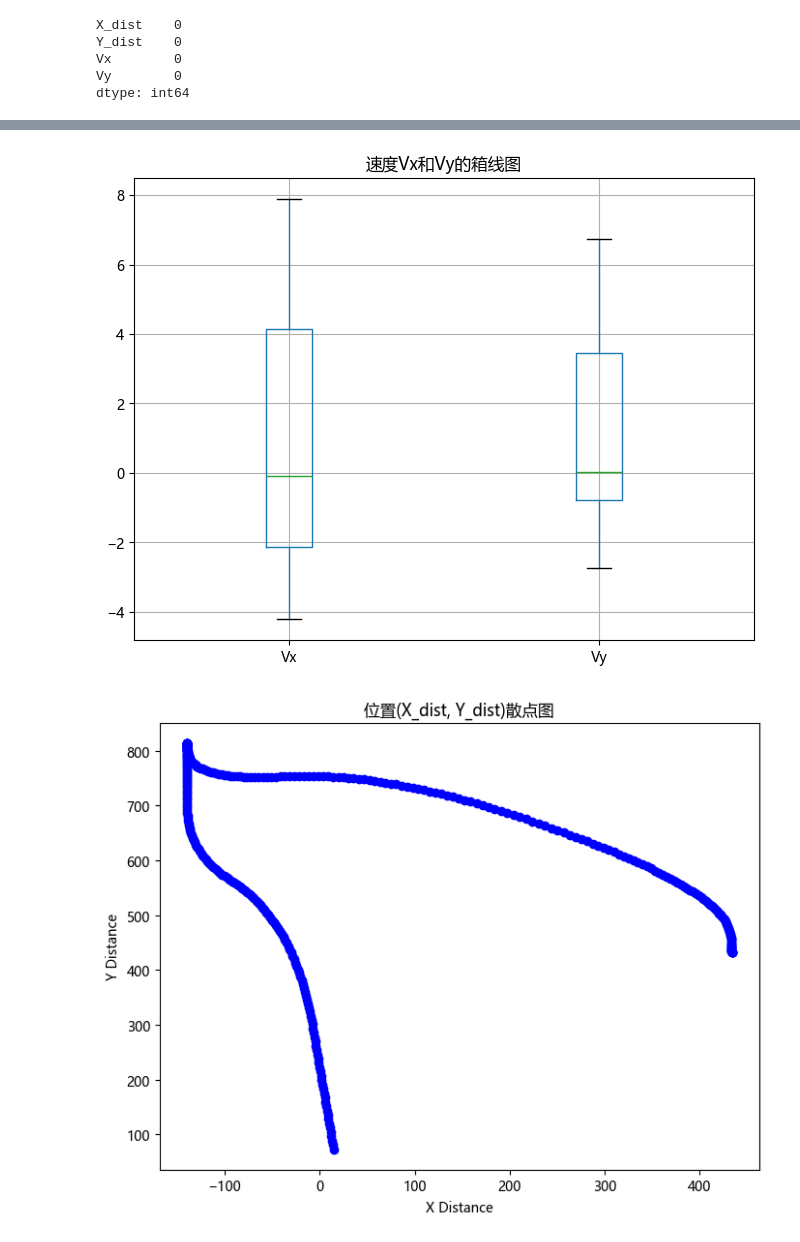
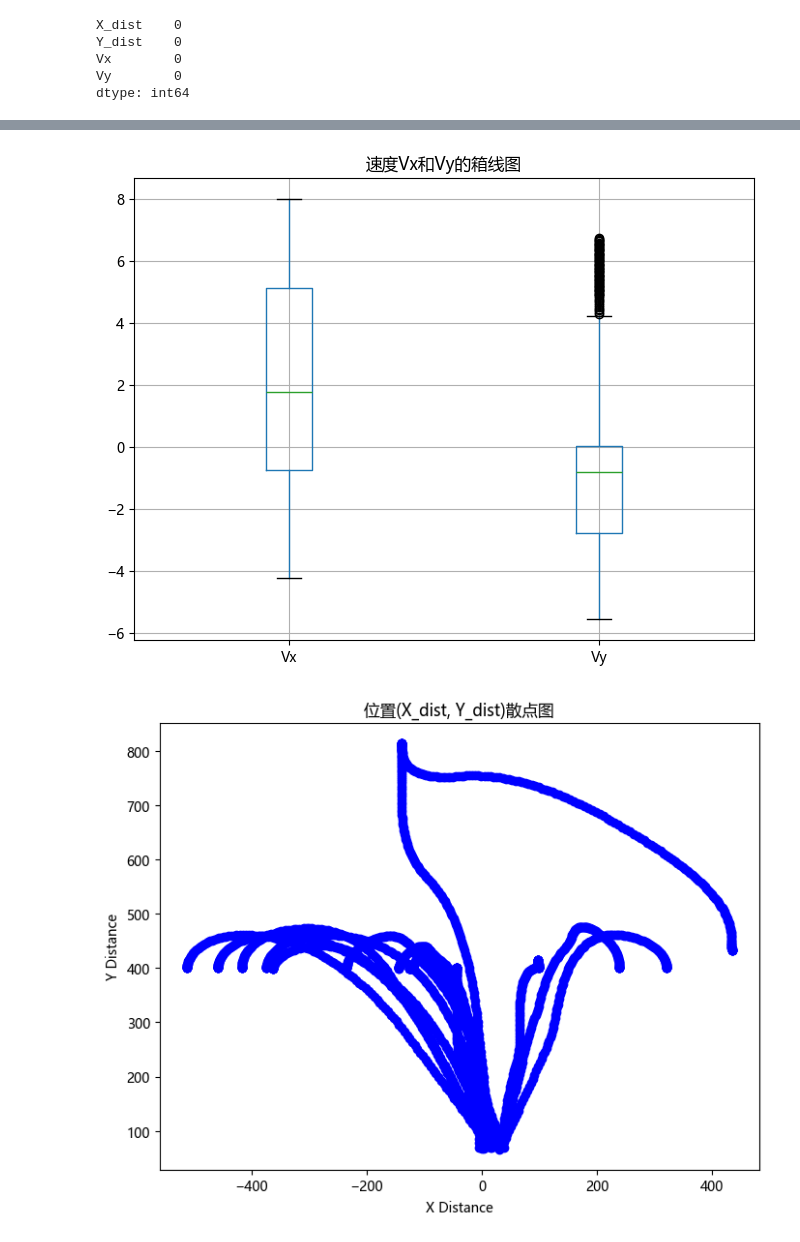
Before and after one commit to loks666/Assignment, a Jupyter notebook: neural_network/clean.ipynb, the cells around one changed output, grey strips where cells are left out. Cells and saved outputs as stored; diff of their text form; code cells hidden in the pictures.

```diff
--- a/neural_network/clean.ipynb
+++ b/neural_network/clean.ipynb
@@ -30,7 +30,7 @@ from sklearn.preprocessing import MinMaxScaler
 # 设置字体为 SimHei（支持中文）
 
 # 2. 读取CSV文件
-data = pd.read_csv('../ce889_dataCollection.csv', header=None, names=['X_dist', 'Y_dist', 'Vx', 'Vy'])
+data = pd.read_csv('ce889_dataCollection.csv', header=None, names=['X_dist', 'Y_dist', 'Vx', 'Vy'])
 print("数据预览:")
 print(data.head())  # 打印前几行查看数据
 
@@ -107,5 +107,5 @@ max    433.741688  814.170038    7.879208    6.740827
-[figure, old version]
+[figure, new version]
-[figure, old version]
+[figure, new version]
 裁剪后的数据预览:
        X_dist  Y_dist   Vx    Vy
 0  433.741688   431.9  0.0  0.00
```
Also changed, not shown: parts of 2 cells of this notebook.
